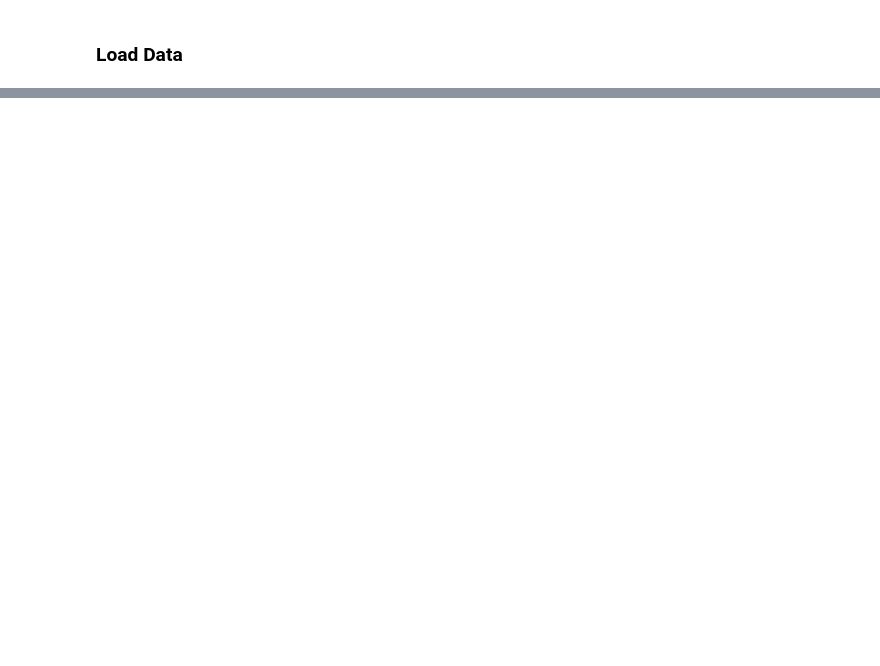
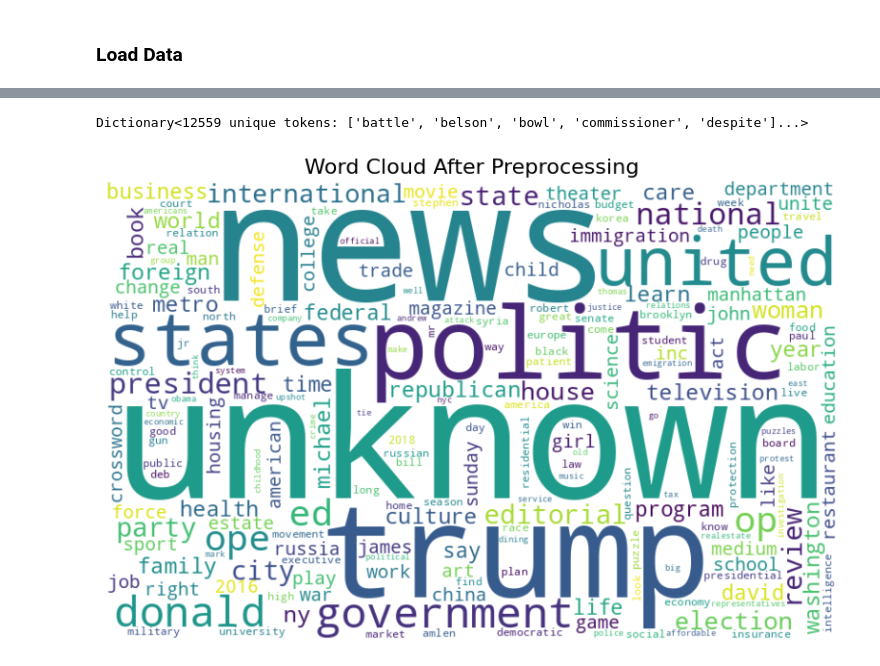
Before and after one commit to chineidu/NYC-Comments, a Jupyter notebook: Notebooks/03b-topic-modelling.ipynb, the cells around one changed output, grey strips where cells are left out. Drawn from its saved outputs; the diff is of its cells as text; code cells hidden in the pictures; blank space fills up the shorter version.

```diff
--- a/Notebooks/03b-topic-modelling.ipynb
+++ b/Notebooks/03b-topic-modelling.ipynb
@@ -624,0 +290,20 @@ df.write_csv("../data/test.csv")
+# %%
+min_token_freq: int = (
+    2  # Keep tokens which are contained in at least no_below documents.
+)
+max_token_freq: float = 0.8  # Keep tokens in at most N% of documents.
+
+# Filter low-freq and high-freq words
+dictionary.filter_extremes(no_below=min_token_freq, no_above=max_token_freq)
+
+# Remove gaps in id sequence after words are filtered
+dictionary.compactify()
+print(dictionary)
+# %% [output]
+Dictionary<12559 unique tokens: ['battle', 'belson', 'bowl', 'commissioner', 'despite']...>
+# %%
+N: int = 5_000
+frequencies: dict[str, int] = dict(dictionary.most_common()[:N])
+create_wordcloud(frequencies, title="Word cloud after preprocessing")
+# %% [output]
+[figure, added]
```
Also changed, not shown: parts of 60 cells of this notebook, 5 other files.
